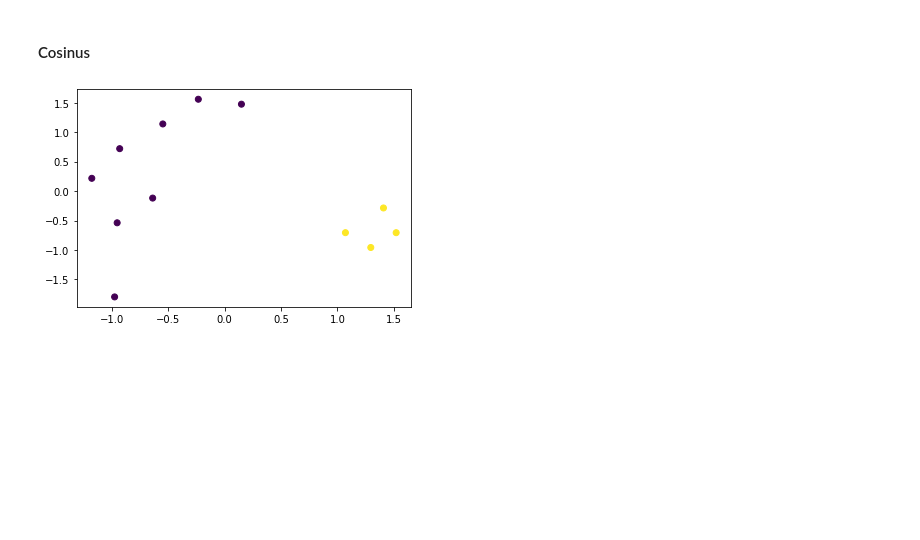
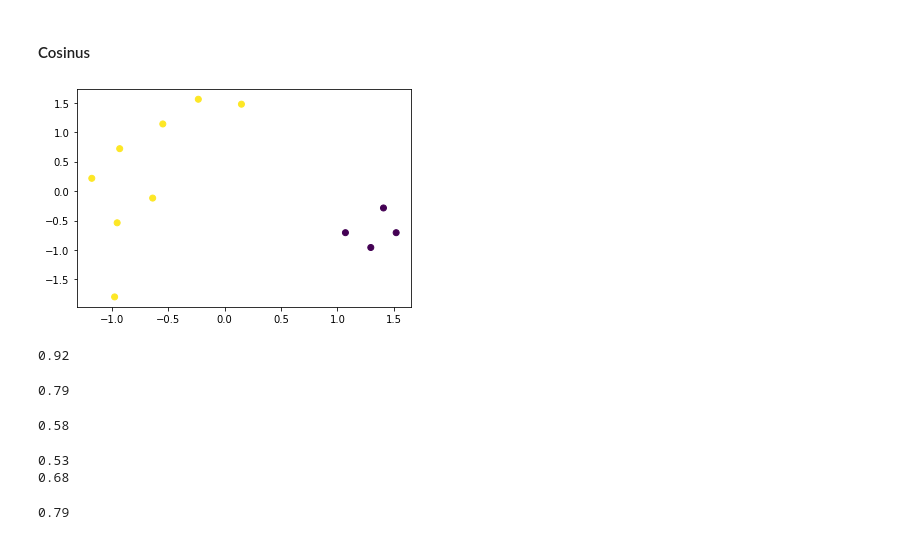
Before and after one commit to arek544/DBSCAN, a Jupyter notebook: dbscan_vs_dbscrn.ipynb, the cells around one changed output. Cells and saved outputs as stored; diff of their text form; code cells hidden in the pictures; blank space fills up the shorter version.

```diff
--- a/dbscan_vs_dbscrn.ipynb
+++ b/dbscan_vs_dbscrn.ipynb
@@ -809,9 +710,43 @@ print(round(ARI, 2))
 # %% [markdown]
 #### Cosinus
 # %%
-G = DBSCRN(2, distance=cosine_similarity).fit_transform(X)
+G_dbscrn_cos = DBSCRN(2, distance=cosine_similarity).fit_transform(X)
 fig, ax = plt.subplots()
-ax.scatter(X[:,0], X[:,1], c=G)
+ax.scatter(X[:,0], X[:,1], c=G_dbscrn_cos)
 plt.show()
 # %% [output]
-[figure, old version]
+[figure, new version]
+# %%
+# Purity
+purity_score = purity(C, G_dbscrn_cos)
+print(round(purity_score, 2))
+# %% [output]
+0.92
+# %%
+# Reduce
+rand_score = adjusted_rand_score(C, G_dbscrn_cos)
+print(round(rand_score, 2))
+# %% [output]
+0.79
+# %%
+# Davies-Bouldin
+db_score = davies_bouldin_score(X, G_dbscrn_cos)
+print(round(db_score, 2))
+# %% [output]
+0.58
+# %%
+# Silhouette Coefficient
+silhouette_score_euclidian = metrics.silhouette_score(X, G_dbscrn_cos, metric = 'euclidean')
+print(round(silhouette_score_euclidian, 2))
+
+silhouette_score_cosinus = metrics.silhouette_score(X, G_dbscrn_cos, metric = 'cosine')
+print(round(silhouette_score_cosinus, 2))
+# %% [output]
+0.53
+0.68
+# %%
+# ARI
+ARI = metrics.adjusted_rand_score(C, G_dbscrn_cos)
+print(round(ARI, 2))
+# %% [output]
+0.79
```
Also changed, not shown: parts of 23 cells of this notebook.
